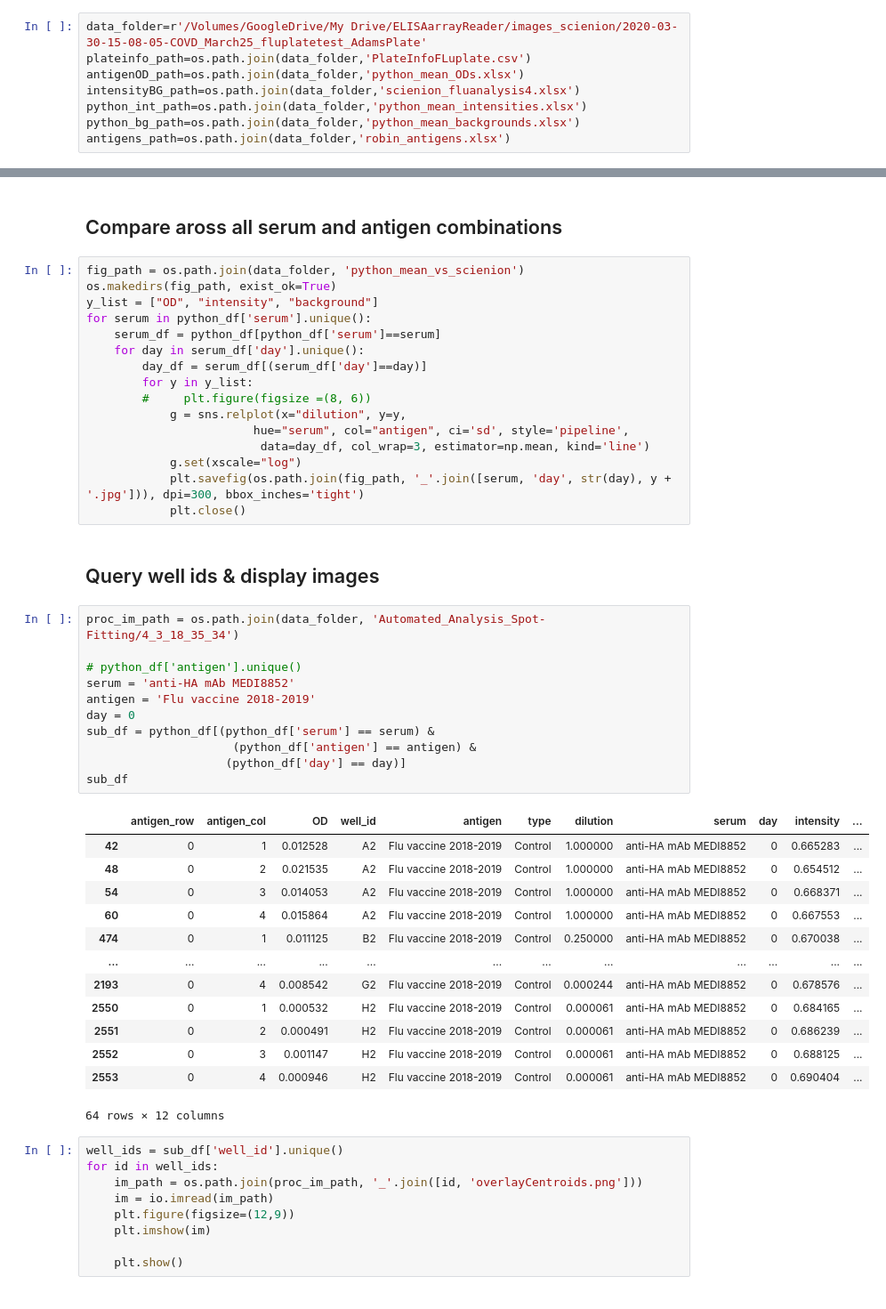
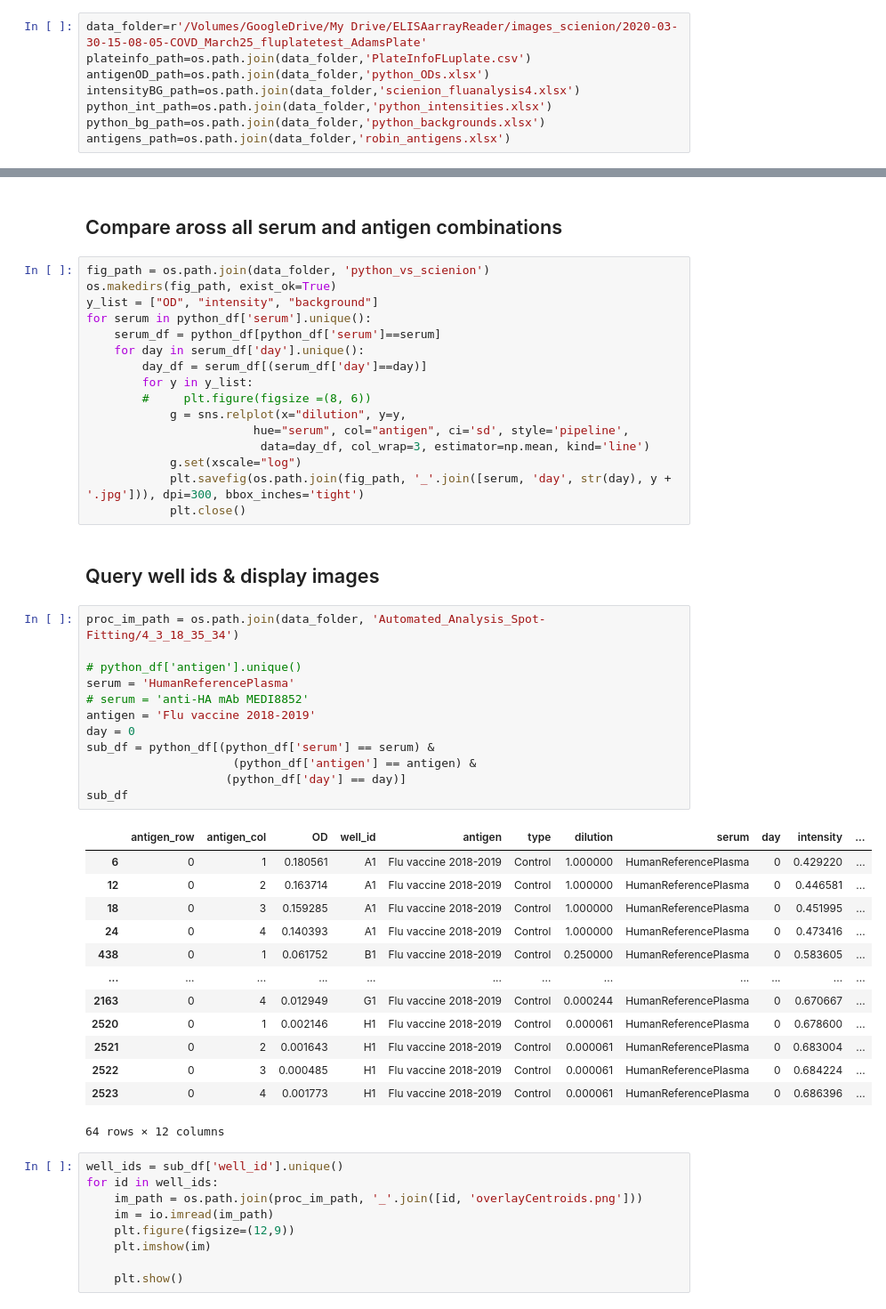
Before and after one commit to mehta-lab/multiSero, a Jupyter notebook: notebooks_interpretation/20200330_March25_flutasteplate_1/FluPlateInterpretationV4_smg.ipynb, the cells around one changed output, grey strips where cells are left out. Shown at 89% size. Drawn from its saved outputs; the diff is of its cells as text.

```diff
--- a/notebooks_interpretation/20200330_March25_flutasteplate_1/FluPlateInterpretationV4_smg.ipynb
+++ b/notebooks_interpretation/20200330_March25_flutasteplate_1/FluPlateInterpretationV4_smg.ipynb
@@ -33,10 +33,10 @@ For ease of reading and manipulating data, all data is converted in $n$-dimensio
 # %%
 data_folder=r'/Volumes/GoogleDrive/My Drive/ELISAarrayReader/images_scienion/2020-03-30-15-08-05-COVD_March25_fluplatetest_AdamsPlate'
 plateinfo_path=os.path.join(data_folder,'PlateInfoFLuplate.csv')
-antigenOD_path=os.path.join(data_folder,'python_mean_ODs.xlsx')
+antigenOD_path=os.path.join(data_folder,'python_ODs.xlsx')
 intensityBG_path=os.path.join(data_folder,'scienion_fluanalysis4.xlsx')
-python_int_path=os.path.join(data_folder,'python_mean_intensities.xlsx')
-python_bg_path=os.path.join(data_folder,'python_mean_backgrounds.xlsx')
+python_int_path=os.path.join(data_folder,'python_intensities.xlsx')
+python_bg_path=os.path.join(data_folder,'python_backgrounds.xlsx')
 antigens_path=os.path.join(data_folder,'robin_antigens.xlsx')
 # %%
 plate_info_df=pd.read_csv(plateinfo_path)
@@ -369,7 +369,7 @@ for y in y_list:
 # %% [markdown]
 ## Compare aross all serum and antigen combinations
 # %%
-fig_path = os.path.join(data_folder, 'python_mean_vs_scienion')
+fig_path = os.path.join(data_folder, 'python_vs_scienion')
 os.makedirs(fig_path, exist_ok=True)
 y_list = ["OD", "intensity", "background"]
 for serum in python_df['serum'].unique():
@@ -389,27 +389,28 @@ for serum in python_df['serum'].unique():
 # %%
 proc_im_path = os.path.join(data_folder, 'Automated_Analysis_Spot-Fitting/4_3_18_35_34')
 
 # python_df['antigen'].unique()
-serum = 'anti-HA mAb MEDI8852'
+serum = 'HumanReferencePlasma'
+# serum = 'anti-HA mAb MEDI8852'
 antigen = 'Flu vaccine 2018-2019'
 day = 0
 sub_df = python_df[(python_df['serum'] == serum) &
                      (python_df['antigen'] == antigen) &
                     (python_df['day'] == day)]
 sub_df
 # %% [output]
 |  | antigen_row | antigen_col | OD | well_id | antigen | type | dilution | serum | day | intensity | ... |
-| 42 | 0 | 1 | 0.012528 | A2 | Flu vaccine 2018-2019 | Control | 1.000000 | anti-HA mAb MEDI8852 | 0 | 0.665283 | ... |
-| 48 | 0 | 2 | 0.021535 | A2 | Flu vaccine 2018-2019 | Control | 1.000000 | anti-HA mAb MEDI8852 | 0 | 0.654512 | ... |
-| 54 | 0 | 3 | 0.014053 | A2 | Flu vaccine 2018-2019 | Control | 1.000000 | anti-HA mAb MEDI8852 | 0 | 0.668371 | ... |
-| 60 | 0 | 4 | 0.015864 | A2 | Flu vaccine 2018-2019 | Control | 1.000000 | anti-HA mAb MEDI8852 | 0 | 0.667553 | ... |
-| 474 | 0 | 1 | 0.011125 | B2 | Flu vaccine 2018-2019 | Control | 0.250000 | anti-HA mAb MEDI8852 | 0 | 0.670038 | ... |
+| 6 | 0 | 1 | 0.180561 | A1 | Flu vaccine 2018-2019 | Control | 1.000000 | HumanReferencePlasma | 0 | 0.429220 | ... |
+| 12 | 0 | 2 | 0.163714 | A1 | Flu vaccine 2018-2019 | Control | 1.000000 | HumanReferencePlasma | 0 | 0.446581 | ... |
+| 18 | 0 | 3 | 0.159285 | A1 | Flu vaccine 2018-2019 | Control | 1.000000 | HumanReferencePlasma | 0 | 0.451995 | ... |
+| 24 | 0 | 4 | 0.140393 | A1 | Flu vaccine 2018-2019 | Control | 1.000000 | HumanReferencePlasma | 0 | 0.473416 | ... |
+| 438 | 0 | 1 | 0.061752 | B1 | Flu vaccine 2018-2019 | Control | 0.250000 | HumanReferencePlasma | 0 | 0.583605 | ... |
 | ... | ... | ... | ... | ... | ... | ... | ... | ... | ... | ... | ... |
-| 2193 | 0 | 4 | 0.008542 | G2 | Flu vaccine 2018-2019 | Control | 0.000244 | anti-HA mAb MEDI8852 | 0 | 0.678576 | ... |
-| 2550 | 0 | 1 | 0.000532 | H2 | Flu vaccine 2018-2019 | Control | 0.000061 | anti-HA mAb MEDI8852 | 0 | 0.684165 | ... |
-| 2551 | 0 | 2 | 0.000491 | H2 | Flu vaccine 2018-2019 | Control | 0.000061 | anti-HA mAb MEDI8852 | 0 | 0.686239 | ... |
-| 2552 | 0 | 3 | 0.001147 | H2 | Flu vaccine 2018-2019 | Control | 0.000061 | anti-HA mAb MEDI8852 | 0 | 0.688125 | ... |
-| 2553 | 0 | 4 | 0.000946 | H2 | Flu vaccine 2018-2019 | Control | 0.000061 | anti-HA mAb MEDI8852 | 0 | 0.690404 | ... |
+| 2163 | 0 | 4 | 0.012949 | G1 | Flu vaccine 2018-2019 | Control | 0.000244 | HumanReferencePlasma | 0 | 0.670667 | ... |
+| 2520 | 0 | 1 | 0.002146 | H1 | Flu vaccine 2018-2019 | Control | 0.000061 | HumanReferencePlasma | 0 | 0.678600 | ... |
+| 2521 | 0 | 2 | 0.001643 | H1 | Flu vaccine 2018-2019 | Control | 0.000061 | HumanReferencePlasma | 0 | 0.683004 | ... |
+| 2522 | 0 | 3 | 0.000485 | H1 | Flu vaccine 2018-2019 | Control | 0.000061 | HumanReferencePlasma | 0 | 0.684224 | ... |
+| 2523 | 0 | 4 | 0.001773 | H1 | Flu vaccine 2018-2019 | Control | 0.000061 | HumanReferencePlasma | 0 | 0.686396 | ... |
 64 rows × 12 columns
 # %%
 well_ids = sub_df['well_id'].unique()
```
Also changed, not shown: parts of 7 cells of this notebook, 3 other files.
